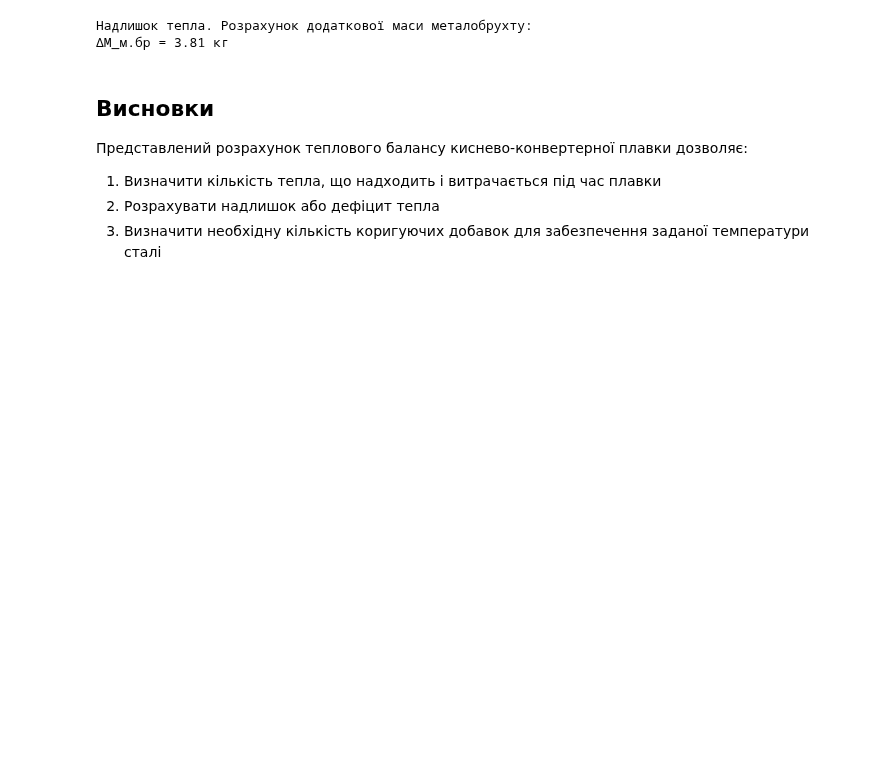
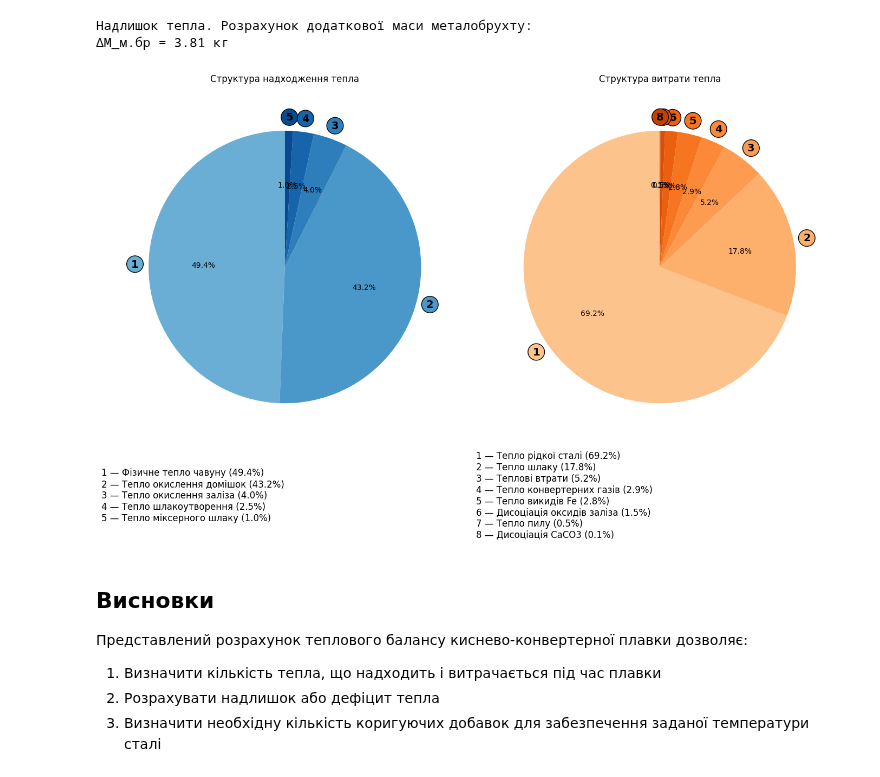
Before and after one commit to SerhiiMiroshnychenko/ScientificCalculations, a Jupyter notebook: Сonverter/Розрахунок-теплового-балансу/Тепловий-баланс-розрахунок.ipynb, the cells around one changed output. Saved outputs shown, nothing was run; the diff lists cells and outputs as text; code cells hidden in the pictures; blank space fills up the shorter version.

```diff
--- a/Сonverter/Розрахунок-теплового-балансу/Тепловий-баланс-розрахунок.ipynb
+++ b/Сonverter/Розрахунок-теплового-балансу/Тепловий-баланс-розрахунок.ipynb
@@ -1100,3 +1200,9 @@ else:
+# %%
+plot_pie_charts(Q_chav_val, Q_msh_val, Q_dom_val, Q_Fe_val, Q_shl_utv_val,
+               Q_st_val, Q_shl_val, Q_pil_val, Q_vkv_val, Q_vtr_val,
+               Q_g_val, Q_okys_Fe_val, Q_okys_CaCO3_val, Q_nadh, Q_vytr)
+# %% [output]
+[figure, added]
 # %% [markdown]
 ## Висновки
 
```
Also changed, not shown: parts of 2 cells of this notebook.
